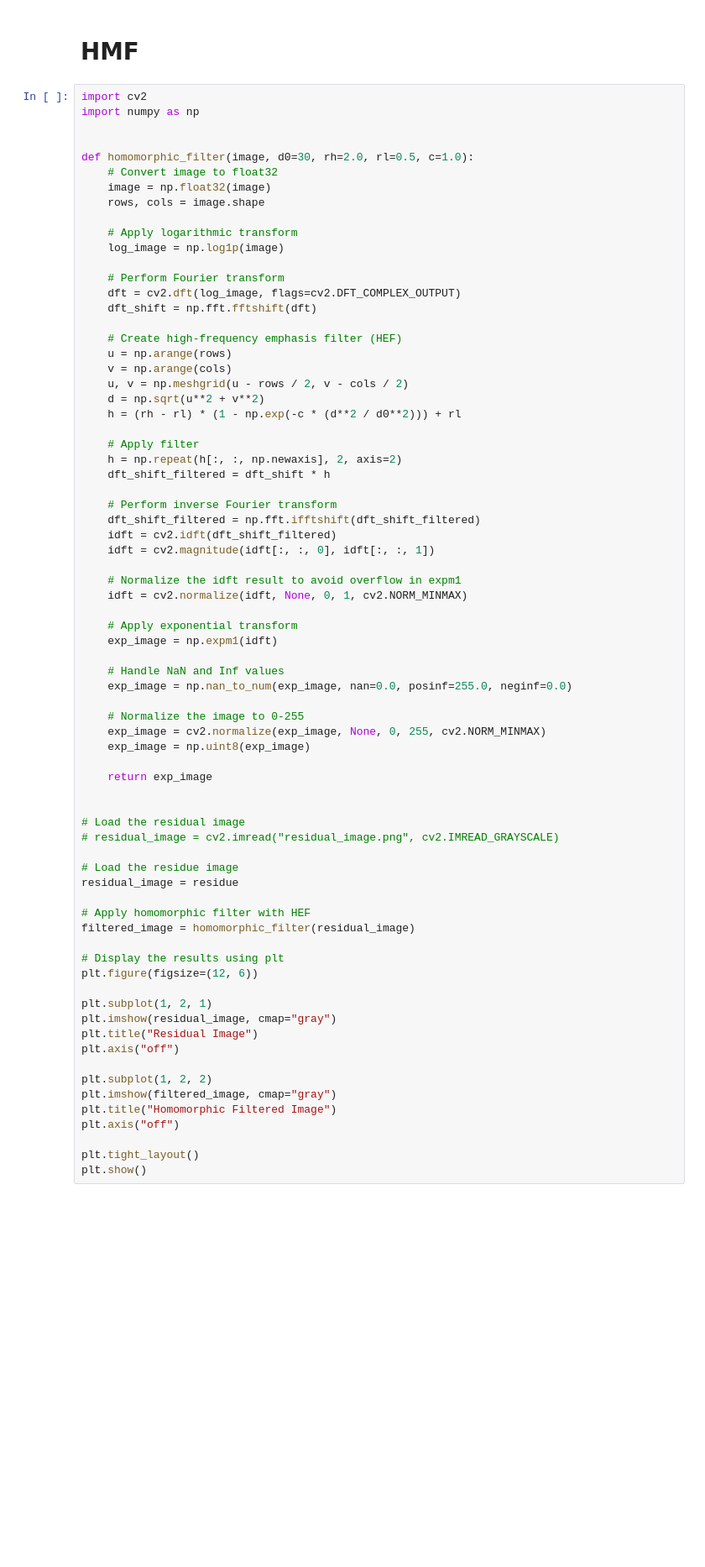
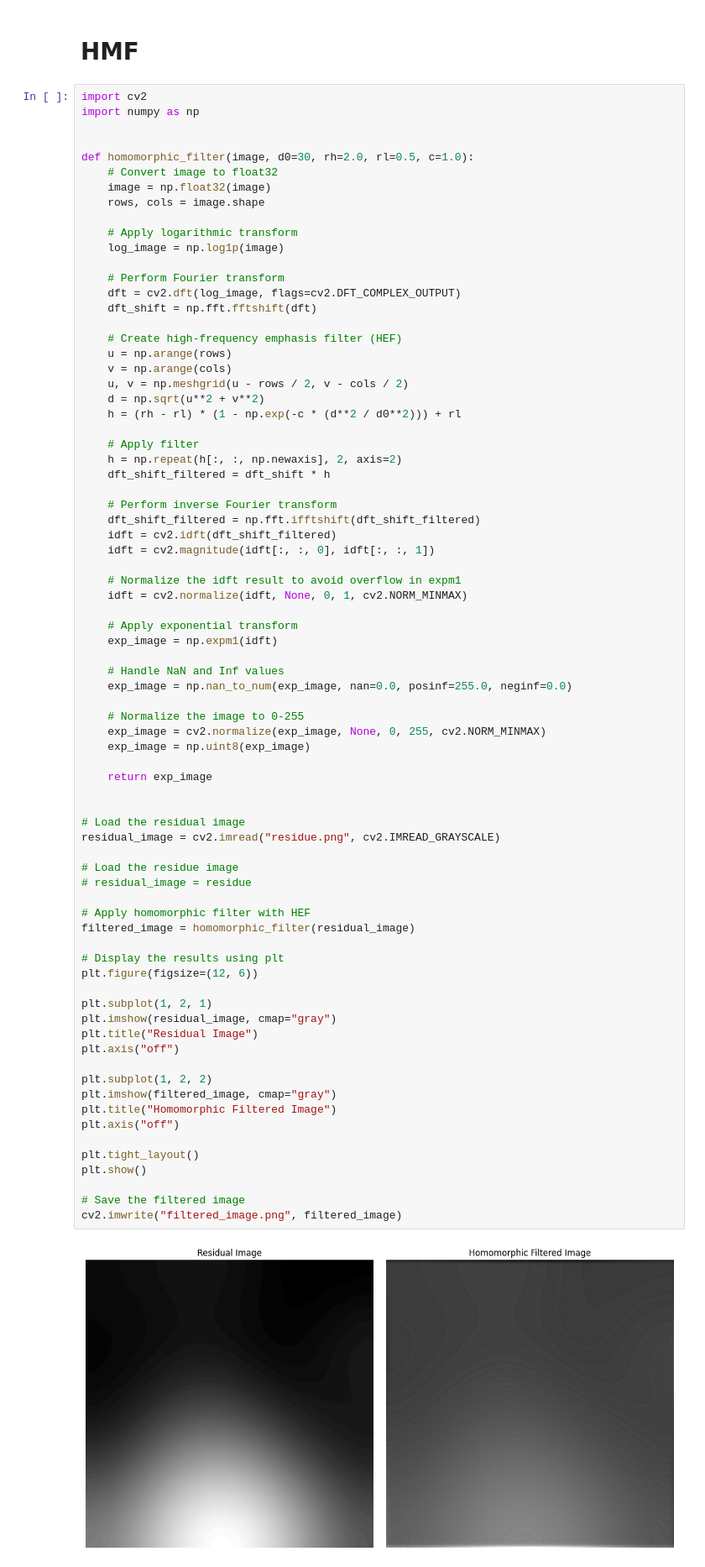
Before and after one commit to faliqadlan/scaling, a Jupyter notebook: pace.ipynb, the cells around one changed output. Shown at 84% size. Drawn from its saved outputs; the diff is of its cells as text; blank space fills up the shorter version.

Commit message:
Add residue image file for analysis in Jupyter notebook

```diff
--- a/pace.ipynb
+++ b/pace.ipynb
@@ -260,32 +260,36 @@ def homomorphic_filter(image, d0=30, rh=2.0, rl=0.5, c=1.0):
     # Normalize the image to 0-255
     exp_image = cv2.normalize(exp_image, None, 0, 255, cv2.NORM_MINMAX)
     exp_image = np.uint8(exp_image)
 
     return exp_image
 
 
 # Load the residual image
-# residual_image = cv2.imread("residual_image.png", cv2.IMREAD_GRAYSCALE)
+residual_image = cv2.imread("residue.png", cv2.IMREAD_GRAYSCALE)
 
 # Load the residue image
-residual_image = residue
+# residual_image = residue
 
 # Apply homomorphic filter with HEF
 filtered_image = homomorphic_filter(residual_image)
 
 # Display the results using plt
 plt.figure(figsize=(12, 6))
 
 plt.subplot(1, 2, 1)
 plt.imshow(residual_image, cmap="gray")
 plt.title("Residual Image")
 plt.axis("off")
 
 plt.subplot(1, 2, 2)
 plt.imshow(filtered_image, cmap="gray")
 plt.title("Homomorphic Filtered Image")
 plt.axis("off")
 
 plt.tight_layout()
 plt.show()
+
+# Save the filtered image
+cv2.imwrite("filtered_image.png", filtered_image)
 # %% [output]
+[figure, added]
```
Also changed, not shown: parts of 4 cells of this notebook, 2 other files.
